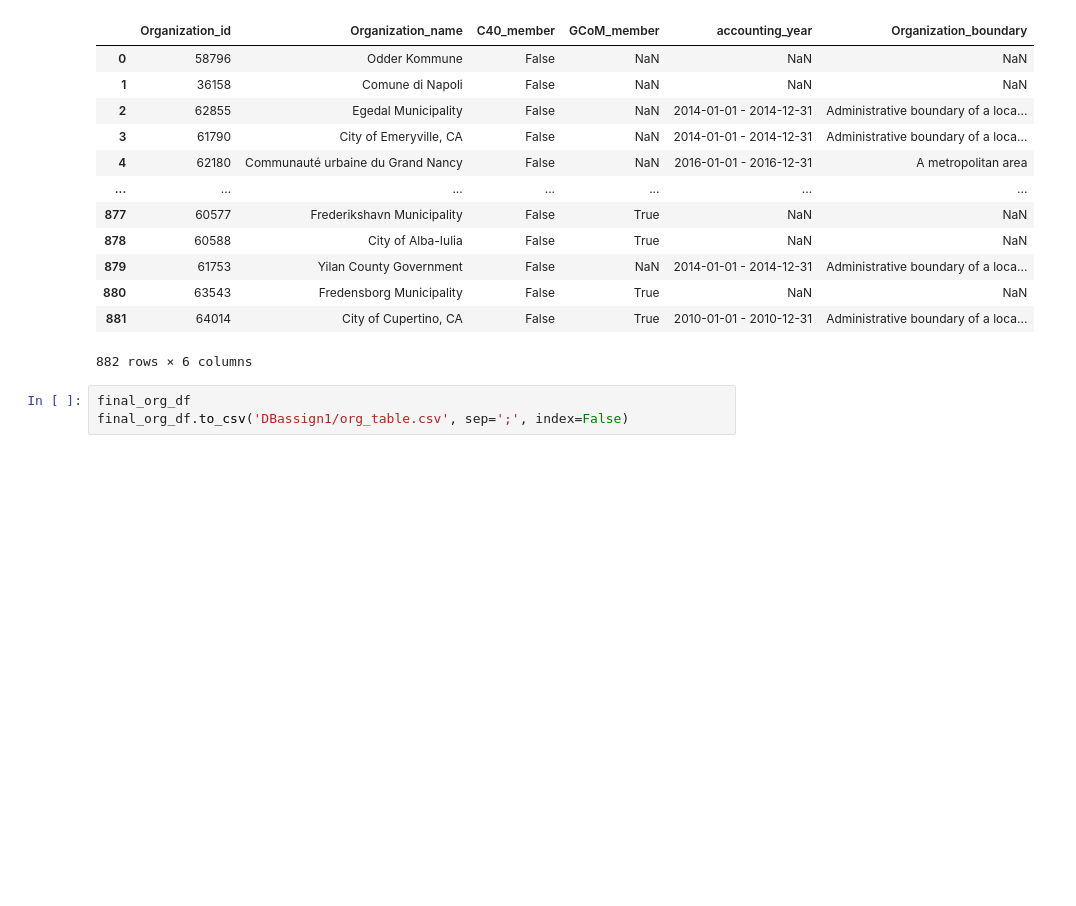
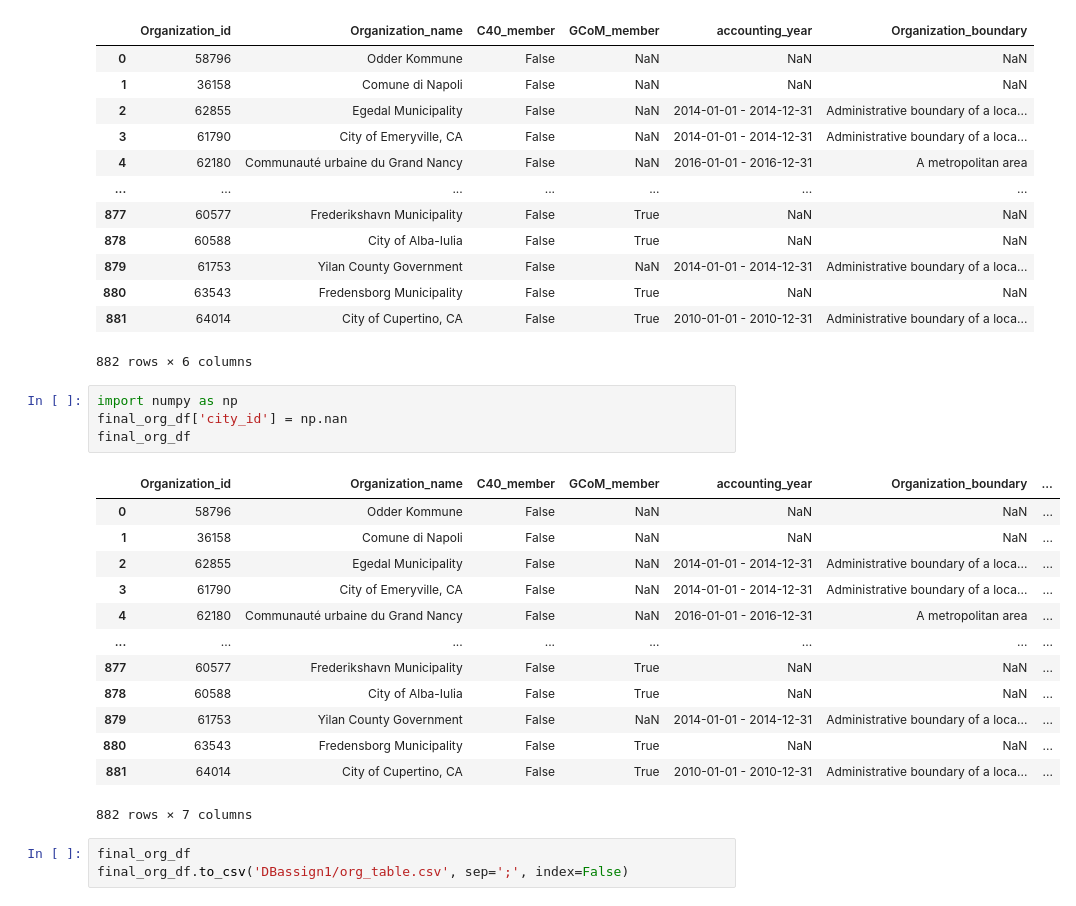
Before and after one commit to Gruppe-H/DB_assignment1, a Jupyter notebook: Dataset_Org_table.ipynb, the cells around one changed output. Drawn from its saved outputs; the diff is of its cells as text; blank space fills up the shorter version.

```diff
--- a/Dataset_Org_table.ipynb
+++ b/Dataset_Org_table.ipynb
@@ -561,6 +561,24 @@ final_org_df
 | 880 | 63543 | Fredensborg Municipality | False | True | NaN | NaN |
 | 881 | 64014 | City of Cupertino, CA | False | True | 2010-01-01 - 2010-12-31 | Administrative boundary of a loca... |
 882 rows × 6 columns
+# %%
+import numpy as np
+final_org_df['city_id'] = np.nan
+final_org_df
+# %% [output]
+|  | Organization_id | Organization_name | C40_member | GCoM_member | accounting_year | Organization_boundary | ... |
+| 0 | 58796 | Odder Kommune | False | NaN | NaN | NaN | ... |
+| 1 | 36158 | Comune di Napoli | False | NaN | NaN | NaN | ... |
+| 2 | 62855 | Egedal Municipality | False | NaN | 2014-01-01 - 2014-12-31 | Administrative boundary of a loca... | ... |
+| 3 | 61790 | City of Emeryville, CA | False | NaN | 2014-01-01 - 2014-12-31 | Administrative boundary of a loca... | ... |
+| 4 | 62180 | Communauté urbaine du Grand Nancy | False | NaN | 2016-01-01 - 2016-12-31 | A metropolitan area | ... |
+| ... | ... | ... | ... | ... | ... | ... | ... |
+| 877 | 60577 | Frederikshavn Municipality | False | True | NaN | NaN | ... |
+| 878 | 60588 | City of Alba-Iulia | False | True | NaN | NaN | ... |
+| 879 | 61753 | Yilan County Government | False | NaN | 2014-01-01 - 2014-12-31 | Administrative boundary of a loca... | ... |
+| 880 | 63543 | Fredensborg Municipality | False | True | NaN | NaN | ... |
+| 881 | 64014 | City of Cupertino, CA | False | True | 2010-01-01 - 2010-12-31 | Administrative boundary of a loca... | ... |
+882 rows × 7 columns
 # %%
 final_org_df
 final_org_df.to_csv('DBassign1/org_table.csv', sep=';', index=False)
```
Also changed, not shown: 3 other files.
